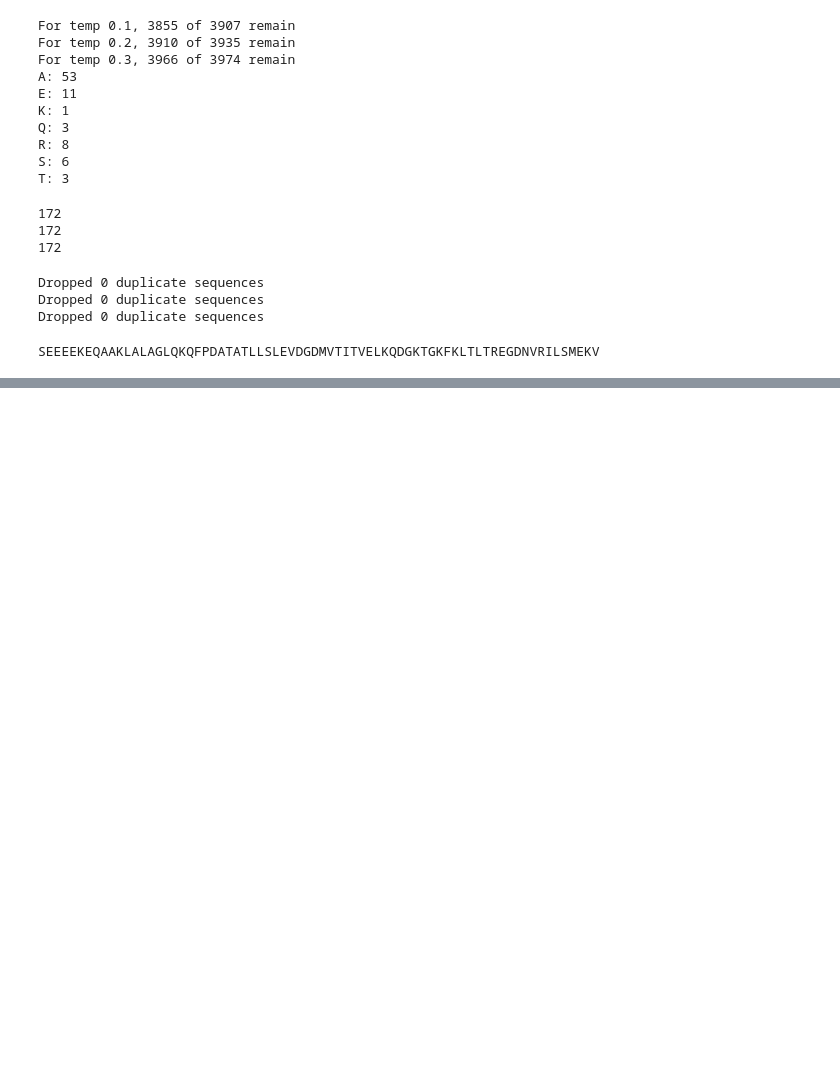
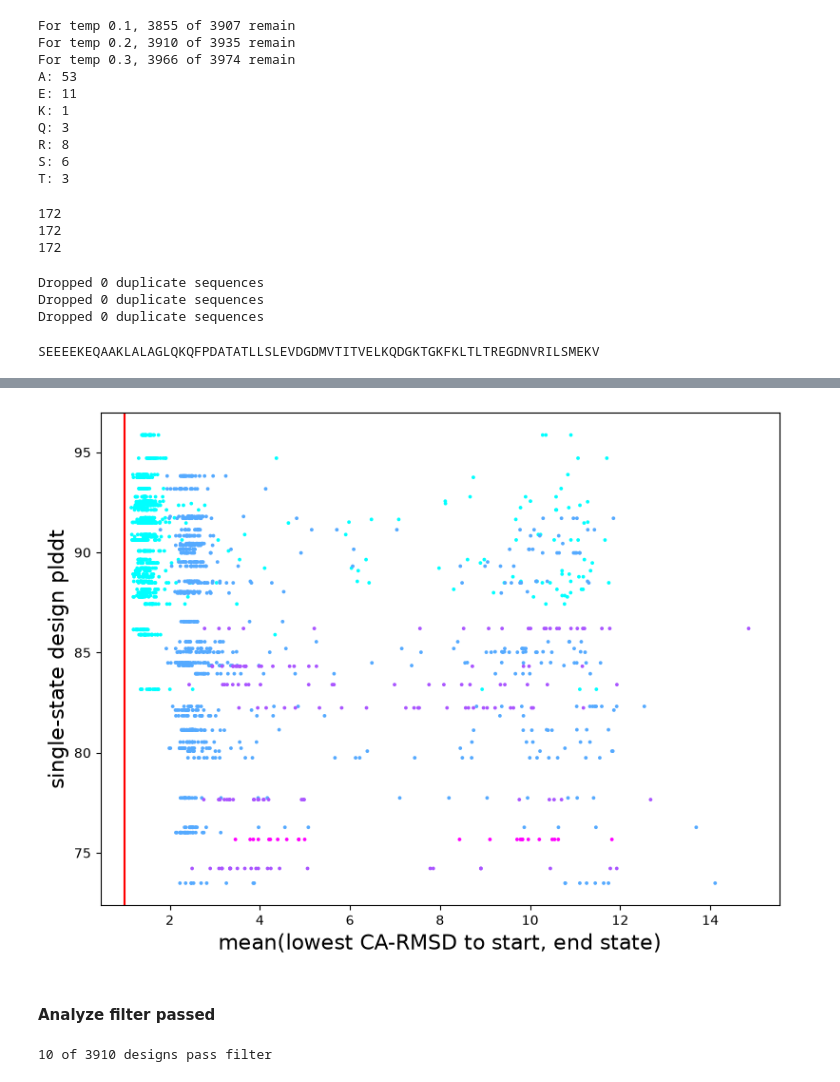
Before and after one commit to geanhu/rotation-su26-kortemme-lab, a Jupyter notebook: notebooks/multi-state-design.ipynb, the cells around one changed output, grey strips where cells are left out. Cells and saved outputs as stored; diff of their text form; code cells hidden in the pictures; blank space fills up the shorter version.

```diff
--- a/notebooks/multi-state-design.ipynb
+++ b/notebooks/multi-state-design.ipynb
@@ -260,0 +452,42 @@ plt.show()
+# %%
+# single state design metrics
+metric = 'plddt' #'plddt'
+
+plt.figure(figsize=(8, 6))
+plt.scatter(
+    np.mean(np.vstack([graph_df['rmsd_start'], graph_df['rmsd_end']]), axis=0),
+    graph_df[f'single_state_{metric}'],
+    s = 3,
+    c = graph_df['rmsd_constraint'],
+    cmap = 'cool'
+)
+
+# cutoff
+plt.axvline(
+    x = 1,
+    color = 'red'
+)
+
+# axes
+plt.xlabel('mean(lowest CA-RMSD to start, end state)', fontsize=16)
+plt.ylabel(f'single-state design {metric}', fontsize=16)
+plt.tight_layout()
+plt.show()
+# %% [output]
+[figure, added]
+# %% [markdown]
+#### Analyze filter passed
+# %%
+# get designs passing filter
+data_unique_filtered = data_unique[
+    (data_unique['rmsd_start'] < 1) & (data_unique['rmsd_end'] < 1)
+    & (data_unique['plddt'] > 90)
+]
+print(f'{len(data_unique_filtered)} of {len(data_unique)} designs pass filter')
+
+# get the predictions of those designs
+data_filtered = data[
+    data['name'].isin(data_unique_filtered['name'])
+]
+# %% [output]
+10 of 3910 designs pass filter
```
Also changed, not shown: parts of 22 cells of this notebook, 25 other files.
